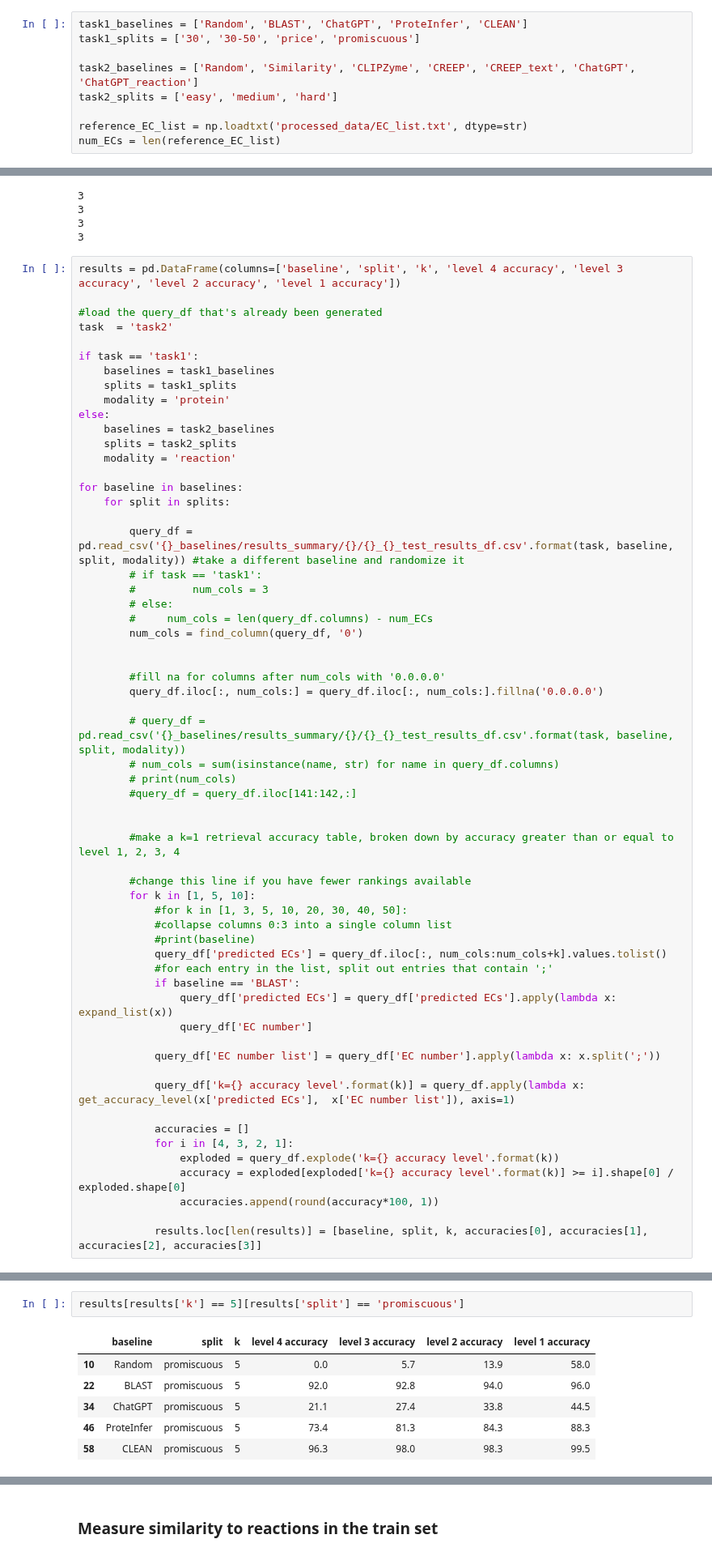
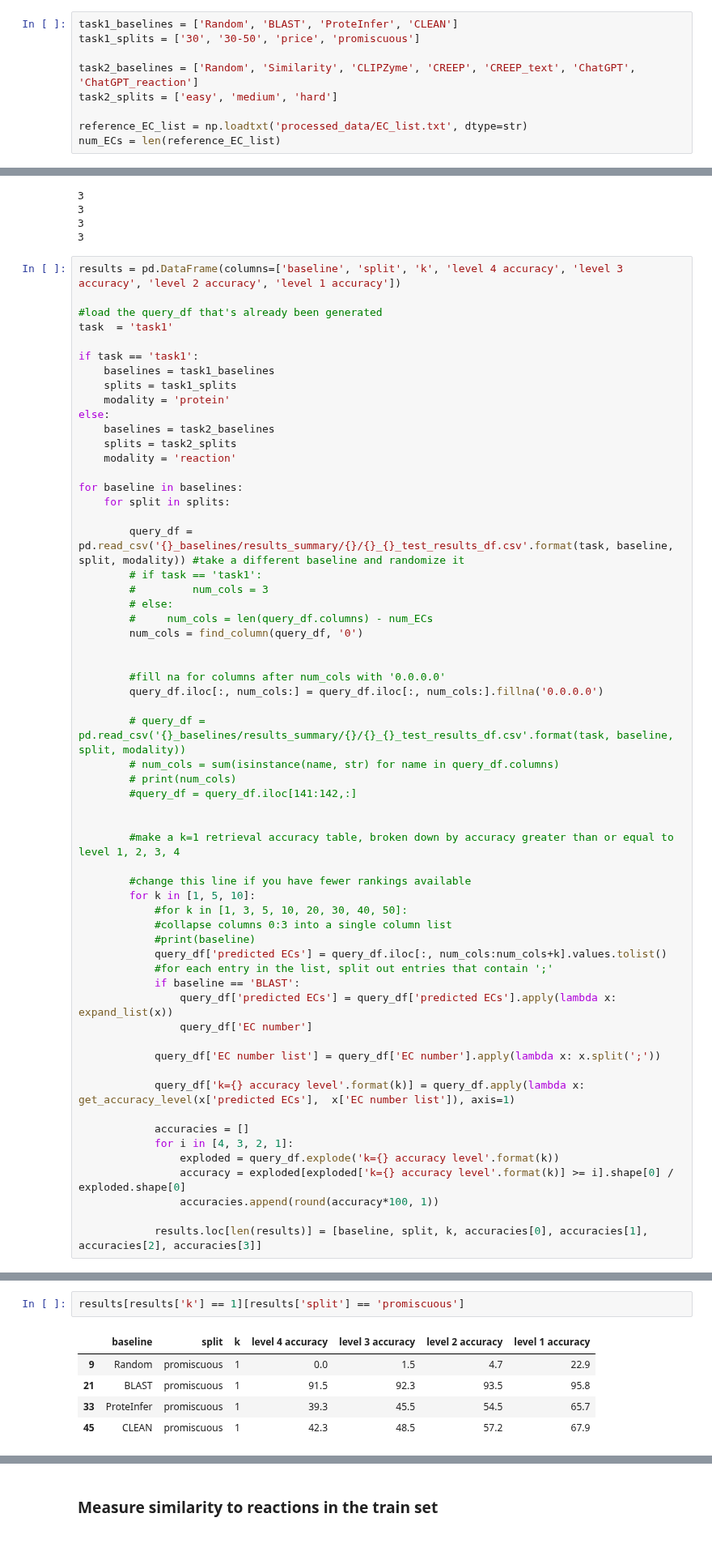
Before and after one commit to jsunn-y/CARE, a Jupyter notebook: performance_evaluation.ipynb, the cells around one changed output, grey strips where cells are left out. Shown at 81% size. Cells and saved outputs as stored; diff of their text form.

Commit message:
updated BLAST analysis

```diff
--- a/performance_evaluation.ipynb
+++ b/performance_evaluation.ipynb
@@ -83,7 +83,7 @@ expand_list(['0.0', '2.2;3.3', '4.4'])
 # %% [markdown]
 ### results must be processed into the correct format as csvs under `results_summary`
 # %%
-task1_baselines = ['Random', 'BLAST', 'ChatGPT', 'ProteInfer', 'CLEAN']
+task1_baselines = ['Random', 'BLAST', 'ProteInfer', 'CLEAN']
 task1_splits = ['30', '30-50', 'price', 'promiscuous']
 
 task2_baselines = ['Random', 'Similarity', 'CLIPZyme', 'CREEP', 'CREEP_text', 'ChatGPT', 'ChatGPT_reaction']
@@ -124,7 +124,7 @@ for task in ['task1']:
 results = pd.DataFrame(columns=['baseline', 'split', 'k', 'level 4 accuracy', 'level 3 accuracy', 'level 2 accuracy', 'level 1 accuracy'])
 
 #load the query_df that's already been generated
-task  = 'task2'
+task  = 'task1'
 
 if task == 'task1':
     baselines = task1_baselines
@@ -212,12 +224,11 @@ results[results['k'] == 1][results['baseline'].str.contains('ChatGPT')]
 # %%
-results[results['k'] == 5][results['split'] == 'promiscuous']
+results[results['k'] == 1][results['split'] == 'promiscuous']
 # %% [output]
 |  | baseline | split | k | level 4 accuracy | level 3 accuracy | level 2 accuracy | level 1 accuracy |
-| 10 | Random | promiscuous | 5 | 0.0 | 5.7 | 13.9 | 58.0 |
-| 22 | BLAST | promiscuous | 5 | 92.0 | 92.8 | 94.0 | 96.0 |
-| 34 | ChatGPT | promiscuous | 5 | 21.1 | 27.4 | 33.8 | 44.5 |
-| 46 | ProteInfer | promiscuous | 5 | 73.4 | 81.3 | 84.3 | 88.3 |
-| 58 | CLEAN | promiscuous | 5 | 96.3 | 98.0 | 98.3 | 99.5 |
+| 9 | Random | promiscuous | 1 | 0.0 | 1.5 | 4.7 | 22.9 |
+| 21 | BLAST | promiscuous | 1 | 91.5 | 92.3 | 93.5 | 95.8 |
+| 33 | ProteInfer | promiscuous | 1 | 39.3 | 45.5 | 54.5 | 65.7 |
+| 45 | CLEAN | promiscuous | 1 | 42.3 | 48.5 | 57.2 | 67.9 |
 # %%
 plt.figure(figsize=(10, 10))
 i = 0
```
Also changed, not shown: parts of 3 cells of this notebook.
